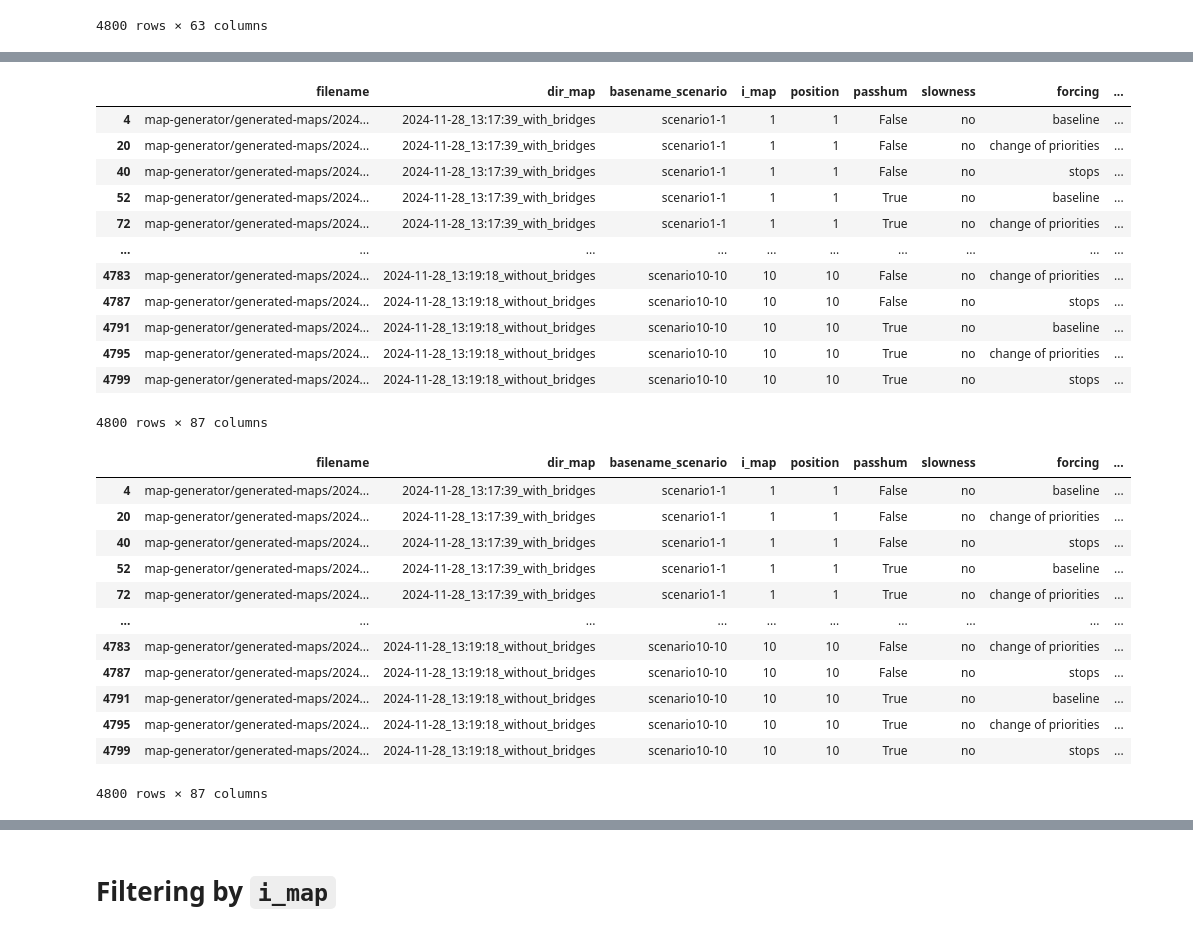
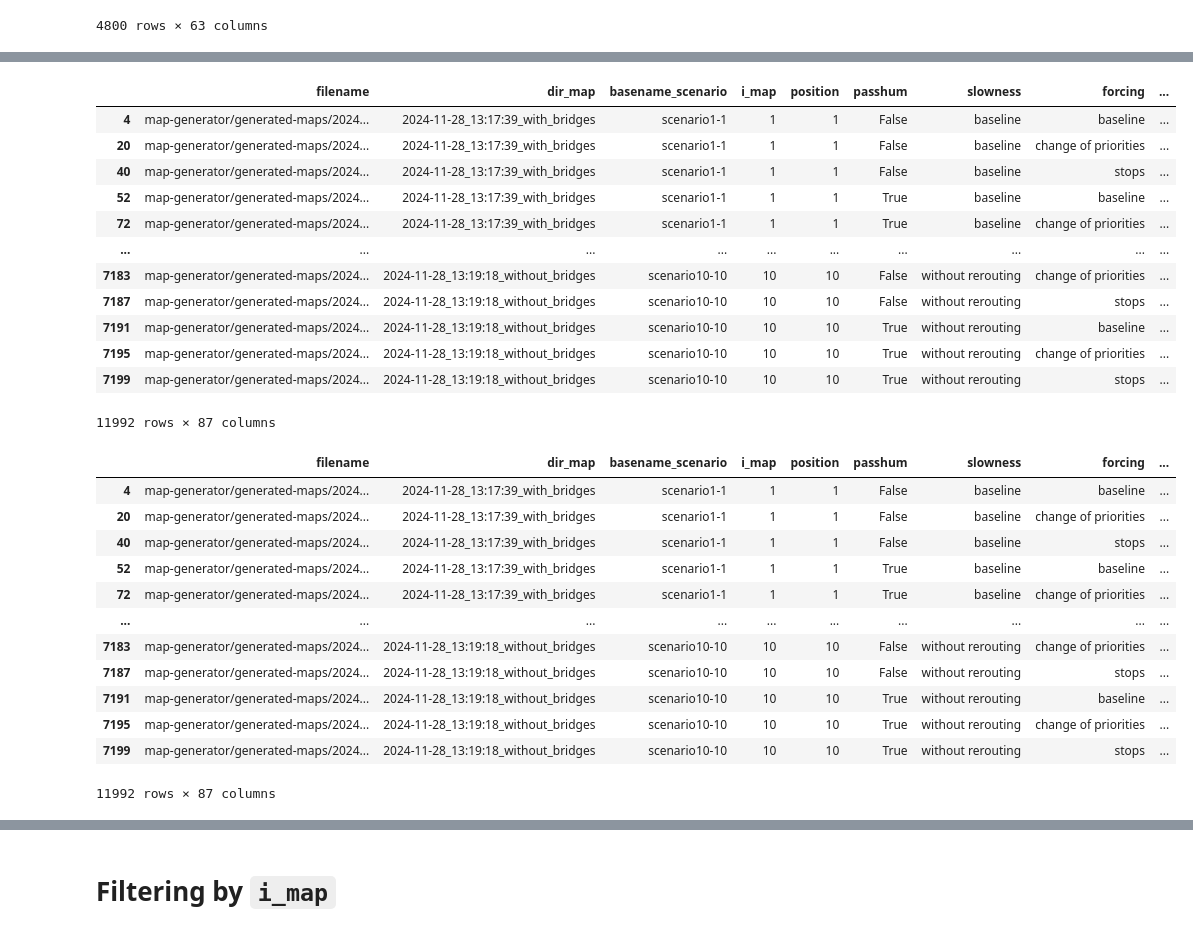
Before and after one commit to Olga-Mironenko/coordination_oru, a Jupyter notebook: scenario-analysis/analysis.ipynb, the cells around one changed output, grey strips where cells are left out. Cells and saved outputs as stored; diff of their text form; code cells hidden in the pictures.

Commit message:
analysis.ipynb: added plots for different slowness parameters

```diff
--- a/scenario-analysis/analysis.ipynb
+++ b/scenario-analysis/analysis.ipynb
@@ -45,19 +45,24 @@ if RUNNAME == '20241203_170129_all600':
 else:
     RUNNAME_LINEARIZATIONS = None
 
+if RUNNAME == '20241230_173555':
+    RUNNAME_EXTRA = '20241231_183022'
+else:
+    RUNNAME_EXTRA = None
+
 RUNDIR = f'{RUNDIRS}/{RUNNAME}'
 
 DIRECTORY_DATA = f'data/{RUNNAME}'
 os.makedirs(DIRECTORY_DATA, exist_ok=True)
 
-def read_df_runname():
-    filename = f'{RUNDIR}/sorted.csv'
-    if not os.path.exists(filename) or os.path.getmtime(filename) < os.path.getmtime(RUNDIR):
-        subprocess.run(['./consolidate.py', RUNDIR], check=True)
+def read_df_runname(rundir):
+    filename = f'{rundir}/sorted.csv'
+    if not os.path.exists(filename) or os.path.getmtime(filename) < os.path.getmtime(rundir):
+        subprocess.run(['./consolidate.py', rundir], check=True)
     df_orig = pd.read_csv(filename)
     return df_orig
 
-df_orig_with_bad = read_df_runname()
+df_orig_with_bad = read_df_runname(RUNDIR)
 df_orig_with_bad
 # %% [output]
 |  | Date | Scenario ID | Vehicle ID | Vehicle type | Cycle distance (m) | No. of completed missions | ... |
@@ -73,3 +78,8 @@ df_orig_with_bad
 | 4798 | 20241231_171337 | map-generator/generated-maps/2024... | 2 | AutonomousVehicle | 567.64 | 5 | ... |
 | 4799 | 20241231_171337 | map-generator/generated-maps/2024... | 3 | AutonomousVehicle | 318.00 | 12 | ... |
 4800 rows × 63 columns
+# %%
+if RUNNAME_EXTRA is not None:
+    df_extra = read_df_runname(f'{RUNDIRS}/{RUNNAME_EXTRA}')
+    df_orig_with_bad = pd.concat([df_orig_with_bad, df_extra])
+    IPython.display.display(df_orig_with_bad)
@@ -131,6 +163,7 @@ def normalize_df(df_orig):
         df_params,
     ], axis=1).rename(columns={'i_locations': 'position'})
     # IPython.display.display(df_id)
+    df_id['slowness'] = df_id['slowness'].apply(lambda s: 'baseline' if s == 'no' else s)
     df_id['forcing'] = df_id['forcing'].apply(lambda s: 'baseline' if s == 'no' else s)
     df_id['filename_screenshot'] = "../map-generator/generated-maps/" + df_id['dir_map'] + '/screenshots/' + df_id['basename_scenario'] + '.png'
     df_id['are_bridges'] = df_id['dir_map'].str.contains('with_bridges')
@@ -169,45 +202,45 @@ def normalize_df(df_orig):
     pairs_lin_d: List[Tuple[int, str]] = []
     for col in df.columns:
         if col.startswith('Linearization'):
             series = df[col].apply(lambda x: None if pd.isna(x) else tuple(map(float, x.split())))
             #print(col, series)
 
             col_nonnormalized = col + postfix_nonnormalized
             df[col_nonnormalized] = series
             if col.startswith(col_lin_d):
                 id_vehicle = int(col[len(col_lin_d):])
                 pairs_lin_d.append((id_vehicle, col_nonnormalized))
 
             df[col] = series.apply(normalize_linearization)
     # Create new column:
     if pairs_lin_d:
         cols_lin_d = [col for _, col in sorted(pairs_lin_d)]
         df[col_lin_d + postfix_nonnormalized] = df.apply(lambda row: combine_tuples(cols_lin_d, row), axis=1)
 
     df = df.drop(columns=['Is blocked'])
     df['seconds_blocked'] = pd.to_timedelta(df['blocked']).dt.total_seconds()
     df['is_blocked'] = df['seconds_blocked'] >= 5 * 60
 
     return df
 
 
 df_orig_norm = normalize_df(df_orig)
 configuration_to_filename_screenshot = {row['configuration']: row['filename_screenshot'] for _, row in df_orig_norm.iterrows()}
 df_orig_norm
 # %% [output]
 |  | filename | dir_map | basename_scenario | i_map | position | passhum | slowness | forcing | ... |
-| 4 | map-generator/generated-maps/2024... | 2024-11-28_13:17:39_with_bridges | scenario1-1 | 1 | 1 | False | no | baseline | ... |
-| 20 | map-generator/generated-maps/2024... | 2024-11-28_13:17:39_with_bridges | scenario1-1 | 1 | 1 | False | no | change of priorities | ... |
-| 40 | map-generator/generated-maps/2024... | 2024-11-28_13:17:39_with_bridges | scenario1-1 | 1 | 1 | False | no | stops | ... |
-| 52 | map-generator/generated-maps/2024... | 2024-11-28_13:17:39_with_bridges | scenario1-1 | 1 | 1 | True | no | baseline | ... |
-| 72 | map-generator/generated-maps/2024... | 2024-11-28_13:17:39_with_bridges | scenario1-1 | 1 | 1 | True | no | change of priorities | ... |
+| 4 | map-generator/generated-maps/2024... | 2024-11-28_13:17:39_with_bridges | scenario1-1 | 1 | 1 | False | baseline | baseline | ... |
+| 20 | map-generator/generated-maps/2024... | 2024-11-28_13:17:39_with_bridges | scenario1-1 | 1 | 1 | False | baseline | change of priorities | ... |
+| 40 | map-generator/generated-maps/2024... | 2024-11-28_13:17:39_with_bridges | scenario1-1 | 1 | 1 | False | baseline | stops | ... |
+| 52 | map-generator/generated-maps/2024... | 2024-11-28_13:17:39_with_bridges | scenario1-1 | 1 | 1 | True | baseline | baseline | ... |
+| 72 | map-generator/generated-maps/2024... | 2024-11-28_13:17:39_with_bridges | scenario1-1 | 1 | 1 | True | baseline | change of priorities | ... |
 | ... | ... | ... | ... | ... | ... | ... | ... | ... | ... |
-| 4783 | map-generator/generated-maps/2024... | 2024-11-28_13:19:18_without_bridges | scenario10-10 | 10 | 10 | False | no | change of priorities | ... |
-| 4787 | map-generator/generated-maps/2024... | 2024-11-28_13:19:18_without_bridges | scenario10-10 | 10 | 10 | False | no | stops | ... |
-| 4791 | map-generator/generated-maps/2024... | 2024-11-28_13:19:18_without_bridges | scenario10-10 | 10 | 10 | True | no | baseline | ... |
-| 4795 | map-generator/generated-maps/2024... | 2024-11-28_13:19:18_without_bridges | scenario10-10 | 10 | 10 | True | no | change of priorities | ... |
-| 4799 | map-generator/generated-maps/2024... | 2024-11-28_13:19:18_without_bridges | scenario10-10 | 10 | 10 | True | no | stops | ... |
+| 7183 | map-generator/generated-maps/2024... | 2024-11-28_13:19:18_without_bridges | scenario10-10 | 10 | 10 | False | without rerouting | change of priorities | ... |
+| 7187 | map-generator/generated-maps/2024... | 2024-11-28_13:19:18_without_bridges | scenario10-10 | 10 | 10 | False | without rerouting | stops | ... |
+| 7191 | map-generator/generated-maps/2024... | 2024-11-28_13:19:18_without_bridges | scenario10-10 | 10 | 10 | True | without rerouting | baseline | ... |
+| 7195 | map-generator/generated-maps/2024... | 2024-11-28_13:19:18_without_bridges | scenario10-10 | 10 | 10 | True | without rerouting | change of priorities | ... |
+| 7199 | map-generator/generated-maps/2024... | 2024-11-28_13:19:18_without_bridges | scenario10-10 | 10 | 10 | True | without rerouting | stops | ... |
-4800 rows × 87 columns
+11992 rows × 87 columns
 # %%
 df_lin = None if RUNNAME_LINEARIZATIONS is None else read_df_runname(RUNNAME_LINEARIZATIONS)
 df_lin
@@ -249,18 +282,18 @@ if I_MAP == 1:
 df_all
 # %% [output]
 |  | filename | dir_map | basename_scenario | i_map | position | passhum | slowness | forcing | ... |
-| 4 | map-generator/generated-maps/2024... | 2024-11-28_13:17:39_with_bridges | scenario1-1 | 1 | 1 | False | no | baseline | ... |
-| 20 | map-generator/generated-maps/2024... | 2024-11-28_13:17:39_with_bridges | scenario1-1 | 1 | 1 | False | no | change of priorities | ... |
-| 40 | map-generator/generated-maps/2024... | 2024-11-28_13:17:39_with_bridges | scenario1-1 | 1 | 1 | False | no | stops | ... |
-| 52 | map-generator/generated-maps/2024... | 2024-11-28_13:17:39_with_bridges | scenario1-1 | 1 | 1 | True | no | baseline | ... |
-| 72 | map-generator/generated-maps/2024... | 2024-11-28_13:17:39_with_bridges | scenario1-1 | 1 | 1 | True | no | change of priorities | ... |
+| 4 | map-generator/generated-maps/2024... | 2024-11-28_13:17:39_with_bridges | scenario1-1 | 1 | 1 | False | baseline | baseline | ... |
+| 20 | map-generator/generated-maps/2024... | 2024-11-28_13:17:39_with_bridges | scenario1-1 | 1 | 1 | False | baseline | change of priorities | ... |
+| 40 | map-generator/generated-maps/2024... | 2024-11-28_13:17:39_with_bridges | scenario1-1 | 1 | 1 | False | baseline | stops | ... |
+| 52 | map-generator/generated-maps/2024... | 2024-11-28_13:17:39_with_bridges | scenario1-1 | 1 | 1 | True | baseline | baseline | ... |
+| 72 | map-generator/generated-maps/2024... | 2024-11-28_13:17:39_with_bridges | scenario1-1 | 1 | 1 | True | baseline | change of priorities | ... |
 | ... | ... | ... | ... | ... | ... | ... | ... | ... | ... |
-| 4783 | map-generator/generated-maps/2024... | 2024-11-28_13:19:18_without_bridges | scenario10-10 | 10 | 10 | False | no | change of priorities | ... |
-| 4787 | map-generator/generated-maps/2024... | 2024-11-28_13:19:18_without_bridges | scenario10-10 | 10 | 10 | False | no | stops | ... |
-| 4791 | map-generator/generated-maps/2024... | 2024-11-28_13:19:18_without_bridges | scenario10-10 | 10 | 10 | True | no | baseline | ... |
-| 4795 | map-generator/generated-maps/2024... | 2024-11-28_13:19:18_without_bridges | scenario10-10 | 10 | 10 | True | no | change of priorities | ... |
-| 4799 | map-generator/generated-maps/2024... | 2024-11-28_13:19:18_without_bridges | scenario10-10 | 10 | 10 | True | no | stops | ... |
+| 7183 | map-generator/generated-maps/2024... | 2024-11-28_13:19:18_without_bridges | scenario10-10 | 10 | 10 | False | without rerouting | change of priorities | ... |
+| 7187 | map-generator/generated-maps/2024... | 2024-11-28_13:19:18_without_bridges | scenario10-10 | 10 | 10 | False | without rerouting | stops | ... |
+| 7191 | map-generator/generated-maps/2024... | 2024-11-28_13:19:18_without_bridges | scenario10-10 | 10 | 10 | True | without rerouting | baseline | ... |
+| 7195 | map-generator/generated-maps/2024... | 2024-11-28_13:19:18_without_bridges | scenario10-10 | 10 | 10 | True | without rerouting | change of priorities | ... |
+| 7199 | map-generator/generated-maps/2024... | 2024-11-28_13:19:18_without_bridges | scenario10-10 | 10 | 10 | True | without rerouting | stops | ... |
-4800 rows × 87 columns
+11992 rows × 87 columns
 # %%
 # df_all[~pd.isna(df_all['blocked'])]
 df_all[df_all['reroutingsAtSlow'] > 0]
```
Also changed, not shown: parts of 7 cells of this notebook.
